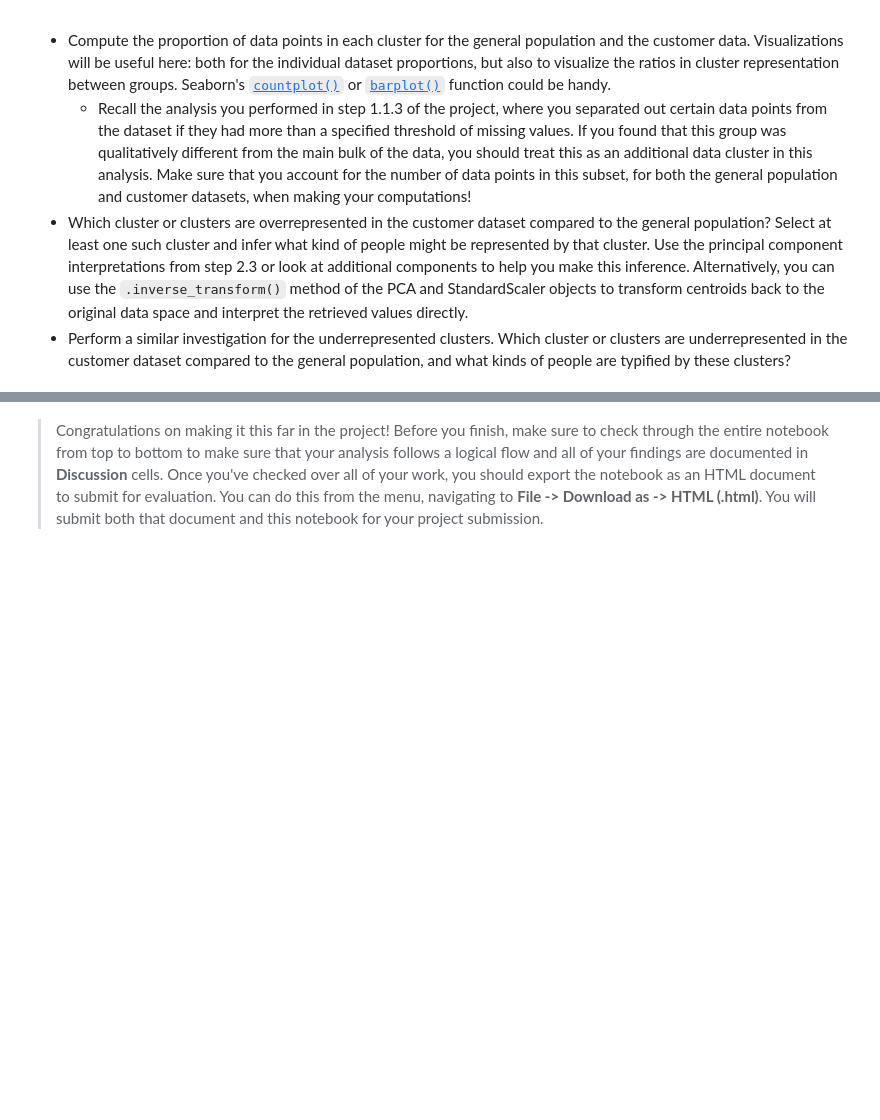
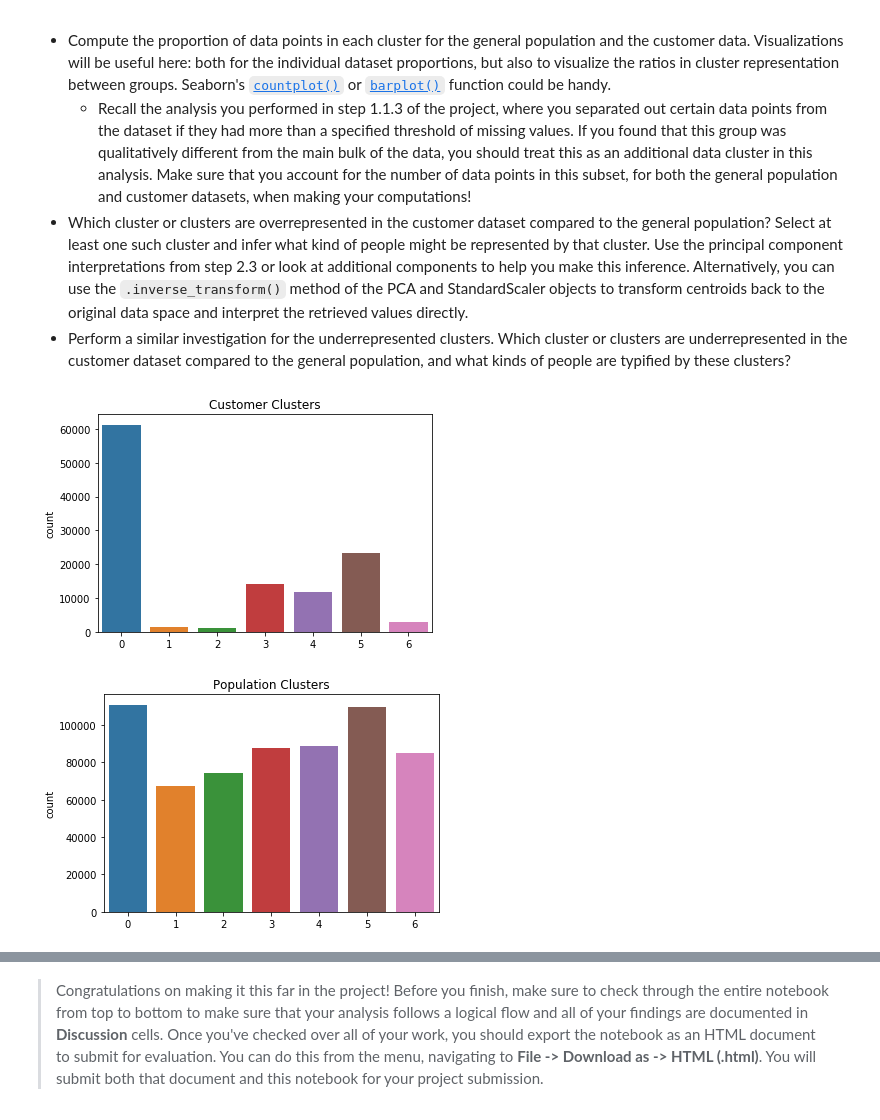
Before and after one commit to immbaur/IntroToML-Unsupervised-Learning, a Jupyter notebook: Identify_Customer_Segments.ipynb, the cells around one changed output, grey strips where cells are left out. Cells and saved outputs as stored; diff of their text form; code cells hidden in the pictures; blank space fills up the shorter version.

```diff
--- a/Identify_Customer_Segments.ipynb
+++ b/Identify_Customer_Segments.ipynb
@@ -1005,0 +1105,4 @@ customers =
+# %%
+# remove rows with missing values (NaN)
+customers_processed = customers_processed[customers_processed.isnull().sum(axis=1).astype(bool) == False]
+customers_processed.shape
@@ -1005,0 +1111,5 @@ customers =
+# %%
+# scale customer data
+customers_scaled = scaler.transform(customers_processed)
+customers_scaled = pd.DataFrame(customers_scaled, columns=customers_processed.columns)
+customers_scaled.shape
@@ -1005,0 +1118,4 @@ customers =
+# %%
+# dimensionality reduction pased on fitted pca (30 components)
+customers_pca = pd.DataFrame(pca_30.transform(customers_scaled))
+customers_pca.describe()
@@ -1005,0 +1133,3 @@ customers =
+# %%
+# clustering based on kmeans 7 model using PC of customer data
+customers_pred = model_kmeans_7.predict(customers_pca)
@@ -1019,3 +1161,16 @@ Take a look at the following points in this step:
 # %%
 # Compare the proportion of data in each cluster for the customer data to the
 # proportion of data in each cluster for the general population.
+
+plt.figure()
+sns.countplot(customers_pred)
+plt.title('Customer Clusters')
+plt.show()
+
+plt.figure()
+sns.countplot(azdias_pred)
+plt.title('Population Clusters')
+plt.show()
+# %% [output]
+[figure, added]
+[figure, added]
```
Also changed, not shown: parts of 32 cells of this notebook, 1 other file.
